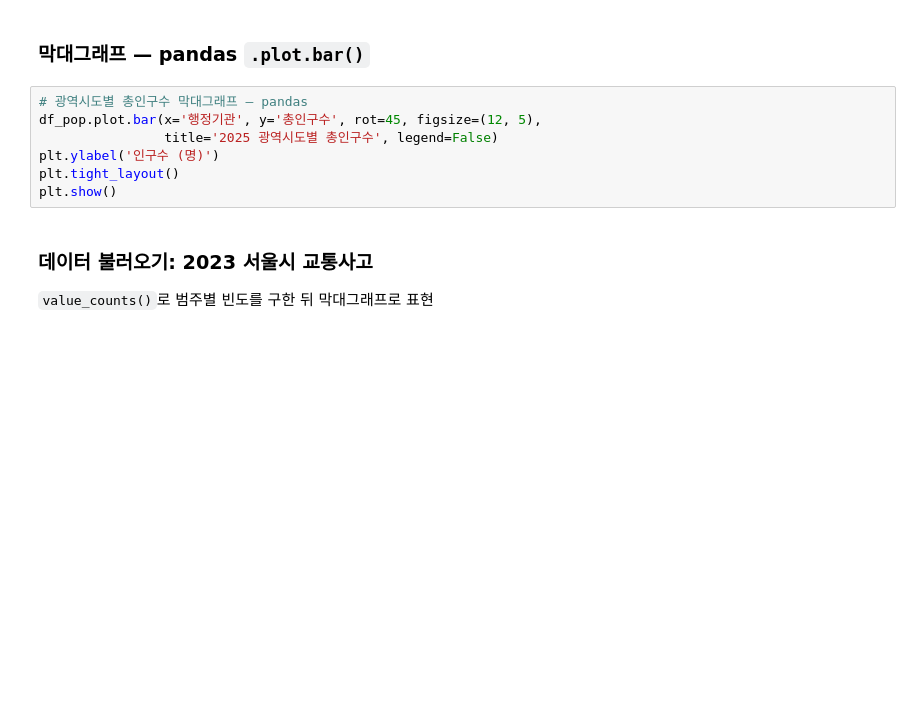
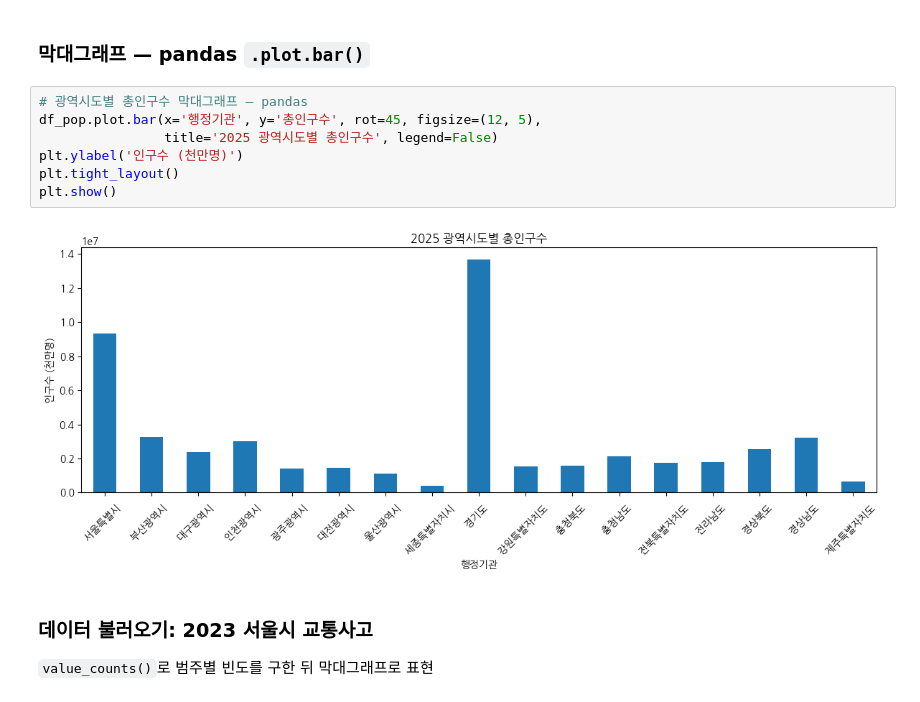
Before and after one commit to LIBY70/Data-Analysis, a Jupyter notebook: ida_week5.ipynb, the cells around one changed output. Saved outputs shown, nothing was run; the diff lists cells and outputs as text; blank space fills up the shorter version.

```diff
--- a/ida_week5.ipynb
+++ b/ida_week5.ipynb
@@ -126,10 +194,12 @@ df_pop.head()
 # %%
 # 광역시도별 총인구수 막대그래프 — pandas
 df_pop.plot.bar(x='행정기관', y='총인구수', rot=45, figsize=(12, 5),
                 title='2025 광역시도별 총인구수', legend=False)
-plt.ylabel('인구수 (명)')
+plt.ylabel('인구수 (천만명)')
 plt.tight_layout()
 plt.show()
+# %% [output]
+[figure, added]
 # %% [markdown]
 ### 데이터 불러오기: 2023 서울시 교통사고
 
```
Also changed, not shown: parts of 25 cells of this notebook.
